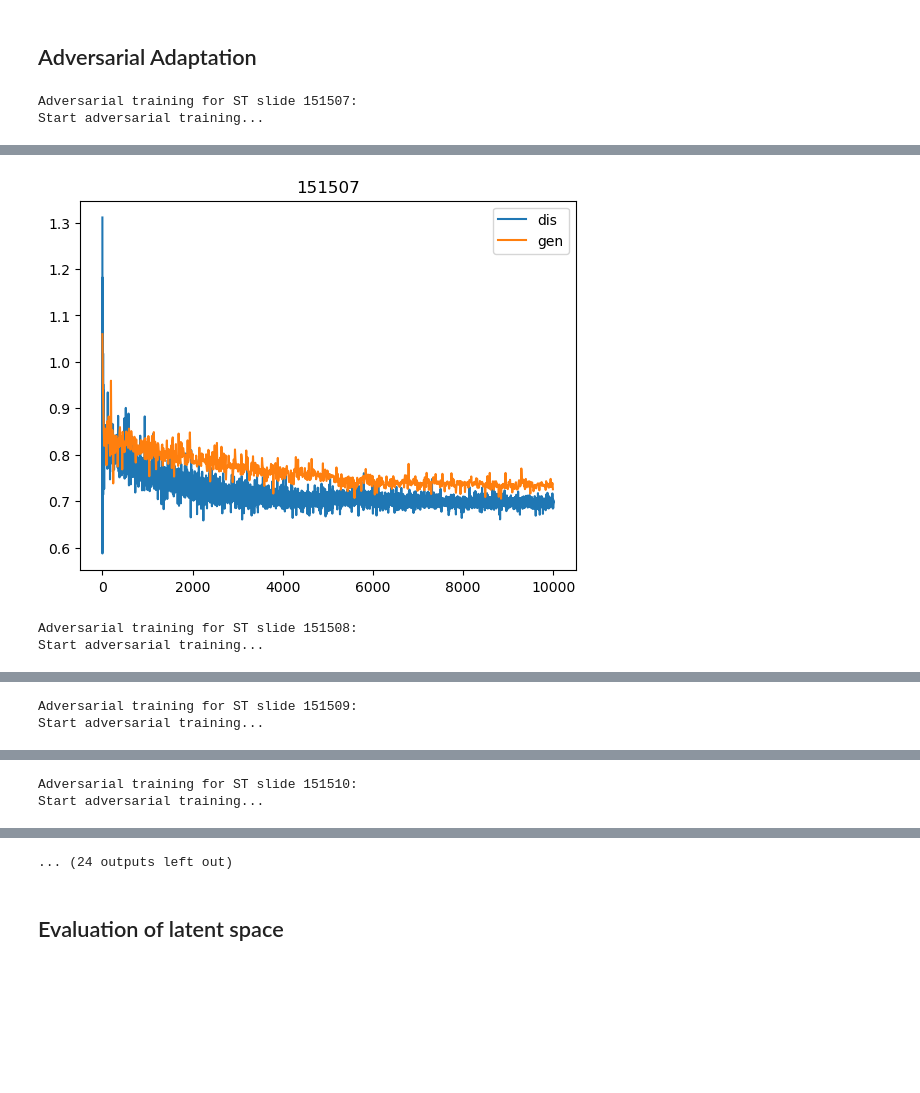
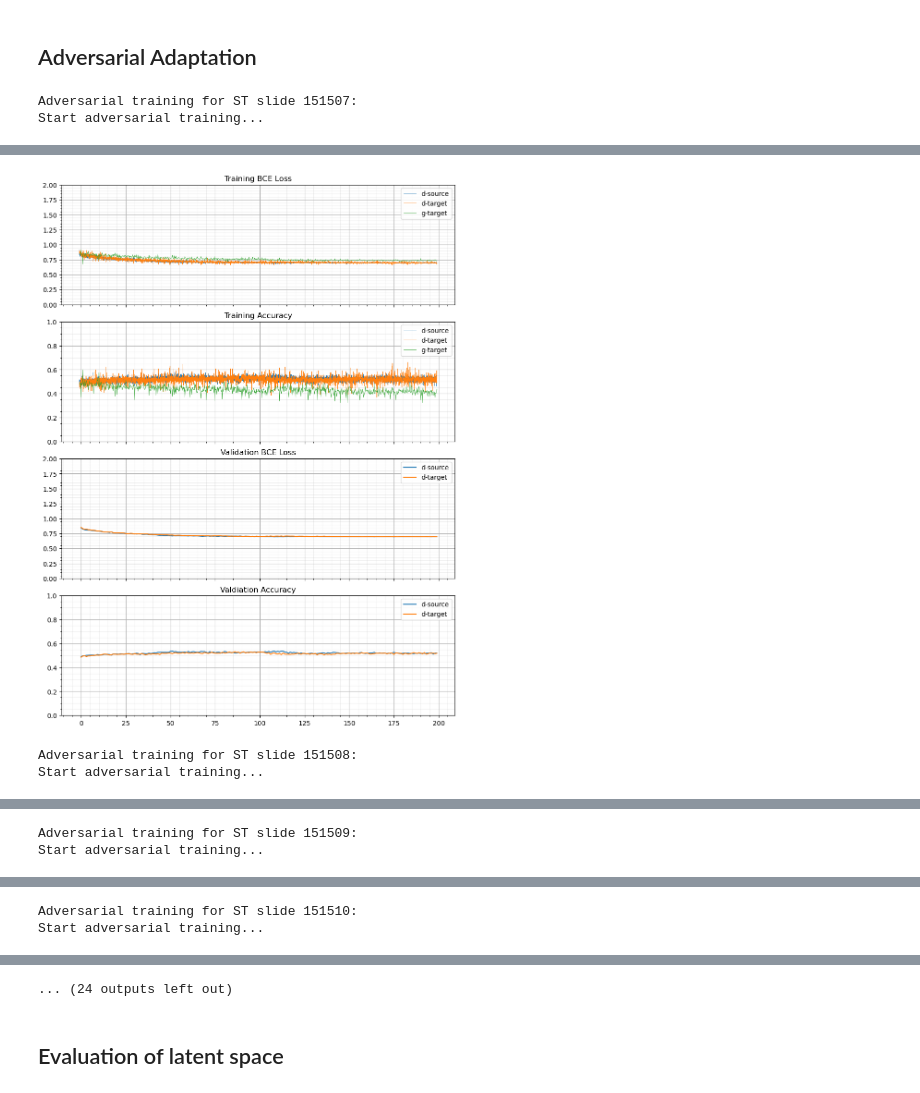
Before and after one commit to williamrobotma/AGrEDA, a Jupyter notebook: adda.ipynb, the cells around one changed output, grey strips where cells are left out. Saved outputs shown, nothing was run; the diff lists cells and outputs as text; code cells hidden in the pictures; blank space fills up the shorter version.

Commit message:
added seed fixing to models for reproducibility. improved some model output.

```diff
--- a/adda.ipynb
+++ b/adda.ipynb
@@ -40,5 +38,4 @@ script_start_time = datetime.datetime.now().strftime("%Y-%m-%d_%Hh%Mm%S")
-# %%
-device = torch.device("cuda:2" if torch.cuda.is_available() else "cpu")
-if device == "cpu":
-    warnings.warn("Using CPU", stacklevel=2)
+# %%
+TORCH_MANUAL_SEED = 72
+CUDA_DEVICE = 3
 # %%
@@ -81,6 +83,23 @@ ENC_LR = 0.0002
 ADAM_BETA_1 = 0.5
 ALPHA = 2
 DIS_LOOP_FACTOR = 5
+# %%
+if CUDA_DEVICE:
+    device = torch.device(f"cuda:{CUDA_DEVICE}" if torch.cuda.is_available() else "cpu")
+else:
+    device = torch.device(f"cuda" if torch.cuda.is_available() else "cpu")
+if device == "cpu":
+    warnings.warn("Using CPU", stacklevel=2)
+# %%
+if TORCH_MANUAL_SEED or TORCH_MANUAL_SEED == 0:
+    torch_seed = TORCH_MANUAL_SEED
+    torch_seed_path = str(TORCH_MANUAL_SEED)
+else:
+    torch_seed = int(script_start_time.timestamp())
+    torch_seed_path = script_start_time.strftime("%Y-%m-%d_%Hh%Mm%Ss")
+
+torch.manual_seed(torch_seed)
+np.random.seed(torch_seed-1)
 # %%
 model_folder = get_model_rel_path(
     MODEL_NAME,
@@ -1074,7 +1032,7 @@ else:
 
         model.advtraining()
 
-        loss_history_running, loss_history_gen_running = train_adversarial_iters(
+        results = train_adversarial_iters(
             model,
             save_folder,
             dataloader_source_train,
@@ -1082,18 +1040,7 @@ else:
             dataloader_target_train_d[sample_id],
             dataloader_target_train_dis_d[sample_id],
         )
-        loss_history_gen_running = np.ravel(loss_history_gen_running)
-        x = np.arange(
-            0,
-            len(loss_history_gen_running) * (DIS_LOOP_FACTOR * 2),
-            DIS_LOOP_FACTOR * 2,
-        )
-
-        plt.plot(np.ravel(loss_history_running), label="dis")
-        plt.plot(x, loss_history_gen_running, label="gen")
-        plt.legend()
-        plt.title(sample_id)
-        plt.show()
+        plot_results(*results, save_folder)
 # %% [output]
 Adversarial training for ST slide 151507:
 Start adversarial training...
@@ -1117,3 +1064,3 @@ epoch: 199 gen train loss: 0.735119 dis train loss: 0.696795 dis train accu: 0.5
-[figure, old version]
+[figure, new version]
 Adversarial training for ST slide 151508:
 Start adversarial training...
```
Also changed, not shown: parts of 11 cells of this notebook, 12 other files.
